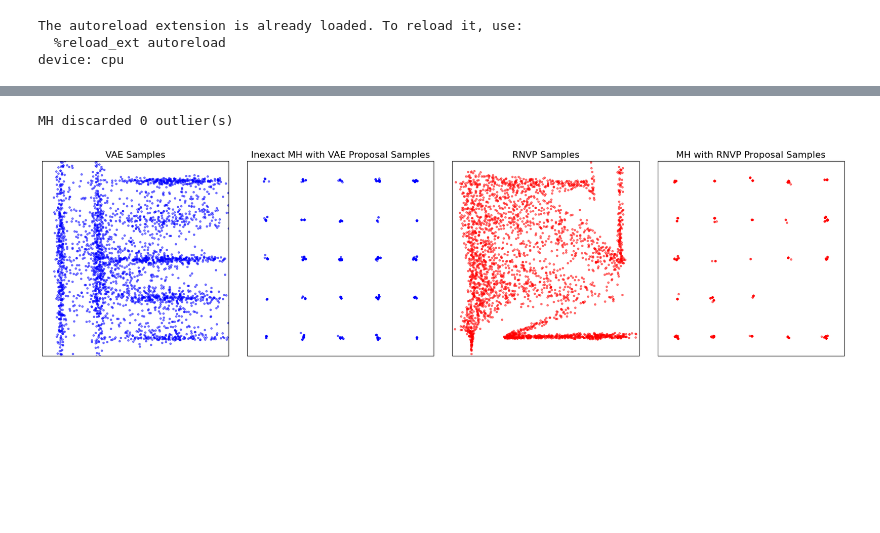
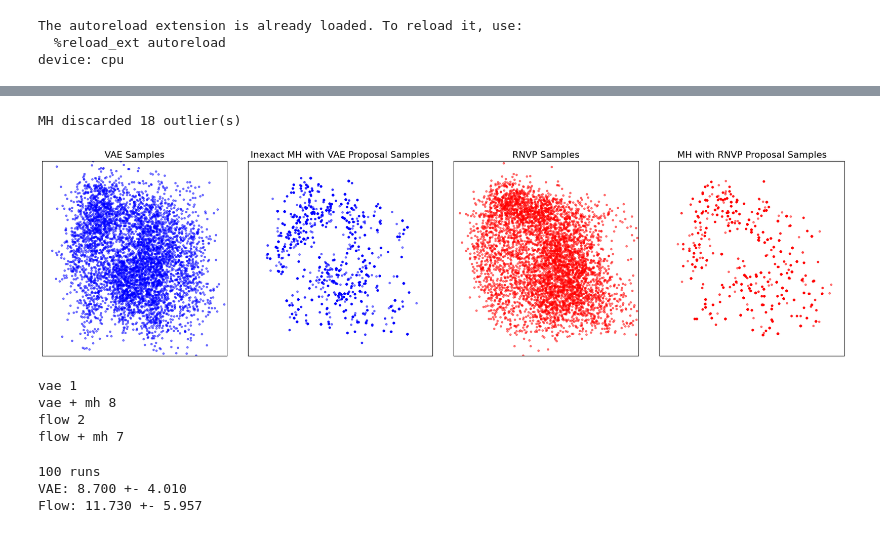
Before and after one commit to xapq/approximate-metropolis-hastings, a Jupyter notebook: NormalizingFlowsComparison.ipynb, the cells around one changed output, grey strips where cells are left out. Saved outputs shown, nothing was run; the diff lists cells and outputs as text; code cells hidden in the pictures; blank space fills up the shorter version.

Commit message:
Compared vae and flow mode dropping

```diff
--- a/NormalizingFlowsComparison.ipynb
+++ b/NormalizingFlowsComparison.ipynb
@@ -96,9 +96,9 @@ torch.cuda.empty_cache()
 x_train = target.sample((16_384,))
 # %%
 %%time
-flow = RNVP(num_blocks=20, dim=2, device=device)
+flow = RNVP(num_blocks=20, dim=D, device=device)
 print('Flow parameters:', count_parameters(flow))
-optimizer = torch.optim.SGD(flow.parameters(), lr=0.05, momentum=0.9)
+optimizer = torch.optim.SGD(flow.parameters(), lr=0.04, momentum=0.9)
 scheduler = torch.optim.lr_scheduler.StepLR(optimizer, gamma=0.2, step_size=200)
 flow_trainer = FlowTrainer(flow, target, optimizer=optimizer, scheduler=scheduler, batch_size=2048, device=device)
 flow_trainer.fit(x_train, n_epochs=500, plot_interval=10)
@@ -113,11 +113,11 @@ Wall time: 1min 24s
 # %%
 %%time
 
-hidden_dims = (5, 5, 5, 5, 5, 5, 6)
+hidden_dims = (12, 12, 12, 12, 12, 12, 12, 13, 14)
 vae = VAE(
-    data_dim=2,
+    data_dim=D,
     hidden_dims=hidden_dims,
-    latent_dim=10,
+    latent_dim=15,
     device=device
 )
 print('VAE parameters:', count_parameters(vae))
@@ -136,6 +136,6 @@ Wall time: 1min 17s
 # %%
 metric = SlicedDistributionMetric(WassersteinMetric1d(), D)
-N = 3000
+N = 5000
 
 L = 512
 beta = 1
@@ -144,38 +144,75 @@ cutoff_log_prob = target.log_prob(x_train).quantile(0)
 # %%
 vae_samples = vae.sample((N,))
 cut_vae_acc_rate, cut_vae_samples = log_prob_cutoff_filter(target, vae_samples, cutoff_log_prob, return_indicies=False)
-mh_vae_acc_rate, mh_vae_samples = metropolis_hastings_filter(target, cut_vae_samples, vae_log_ml_estimator, max_density_ratio=20, n_estimates=10, return_indicies=False)
+mh_vae_acc_rate, mh_vae_samples = metropolis_hastings_filter(target, cut_vae_samples, vae_log_ml_estimator, max_density_ratio=14.5, n_estimates=10, return_indicies=False)
 
 flow_samples = flow.sample((N,))
 cut_flow_acc_rate, cut_flow_samples = log_prob_cutoff_filter(target, flow_samples, cutoff_log_prob, return_indicies=False)
 mh_flow_acc_rate, mh_flow_samples = metropolis_hastings_filter(target, cut_flow_samples, flow.log_prob, return_indicies=False)
 # %% [output]
-MH discarded 0 outlier(s)
+MH discarded 18 outlier(s)
 # %%
 def sample_scatter(self, sample, **kwargs):
     return self.scatter(*pl(sample[:, (0, 1)]), alpha=0.5, s=10, **kwargs)
 mpl.axes.Axes.sample_scatter = sample_scatter
 
 fontsize = 16
 fig, axs = plt.subplots(figsize=(20, 5.5), ncols=4, nrows=1)
 # fig.suptitle('Exact and Inexact Adaptive Proposal Metropolis-Hastings Comparison')
 axs[0].sample_scatter(vae_samples, label='VAE', color='blue')
 axs[0].set_title('VAE Samples', fontsize=fontsize)
 axs[1].sample_scatter(mh_vae_samples, label='VAE + MH', color='blue')
 axs[1].set_title('Inexact MH with VAE Proposal Samples', fontsize=fontsize)
 axs[2].sample_scatter(flow_samples, label='RNVP', color='red')
 axs[2].set_title('RNVP Samples', fontsize=fontsize)
 #axs[0].set_xlim(axs[1].get)
 axs[0].set_ylim(-1, 5)
 axs[2].set_xlim(-1, 5)
 axs[2].set_ylim(-1, 5)
 axs[3].sample_scatter(mh_flow_samples, label='RNVP + MH', color='red')
 axs[3].set_title('MH with RNVP Proposal Samples', fontsize=fontsize)
 plt.tight_layout()
 for ax in axs.flatten():
     ax.set_xticks([])
     ax.set_yticks([])
-    ax.set_xlim(-0.5, 4.5)
-    ax.set_ylim(-0.5, 4.5)
+    ax.set_xlim(-0.2, 1.2)
+    ax.set_ylim(-0.2, 1.2)
 # %% [output]
-[figure, old version]
+[figure, new version]
+# %%
+def modes_lost(target, samples, k=1):
+    return (get_mode_coverage(target, samples, k=k) == 0).sum().item()
+print('vae', modes_lost(target, vae_samples))
+print('vae + mh', modes_lost(target, mh_vae_samples))
+print('flow', modes_lost(target, flow_samples))
+print('flow + mh', modes_lost(target, mh_flow_samples))
+# %% [output]
+vae 1
+vae + mh 8
+flow 2
+flow + mh 7
+# %%
+N=3000
+n_runs = 100
+k = 1
+vae_modes_lost = []
+flow_modes_lost = []
+for run_id in range(n_runs):
+    vae_samples = vae.sample((N,))
+    #cut_vae_acc_rate, cut_vae_samples = log_prob_cutoff_filter(target, vae_samples, cutoff_log_prob, return_indicies=False)
+    #mh_vae_acc_rate, mh_vae_samples = metropolis_hastings_filter(target, cut_vae_samples, vae_log_ml_estimator, max_density_ratio=14.5, n_estimates=10, return_indicies=False)
+    vae_modes_lost.append(modes_lost(target, vae_samples, k=k))
+
+    flow_samples = flow.sample((N,))
+    #cut_flow_acc_rate, cut_flow_samples = log_prob_cutoff_filter(target, flow_samples, cutoff_log_prob, return_indicies=False)
+    #mh_flow_acc_rate, mh_flow_samples = metropolis_hastings_filter(target, cut_flow_samples, flow.log_prob, return_indicies=False)
+    flow_modes_lost.append(modes_lost(target, flow_samples, k=k))
+
+print(f'{n_runs} runs')
+for name, ml in zip(('VAE', 'Flow'), (vae_modes_lost, flow_modes_lost)):
+    ml = torch.tensor(ml, dtype=torch.float)
+    print(f'{name}: {ml.mean():0.3f} +- {ml.var():0.3f}')
+# %% [output]
+100 runs
+VAE: 8.700 +- 4.010
+Flow: 11.730 +- 5.957
```
Also changed, not shown: parts of 3 cells of this notebook, 1 other file.
